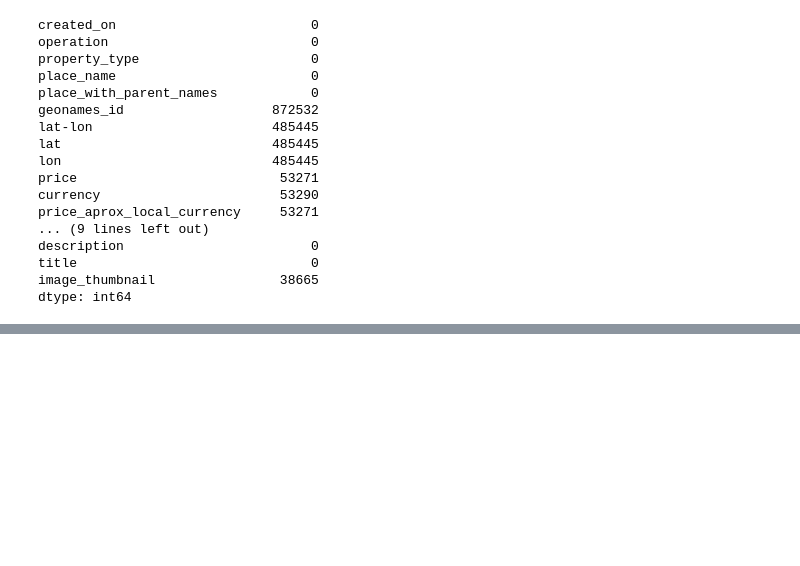
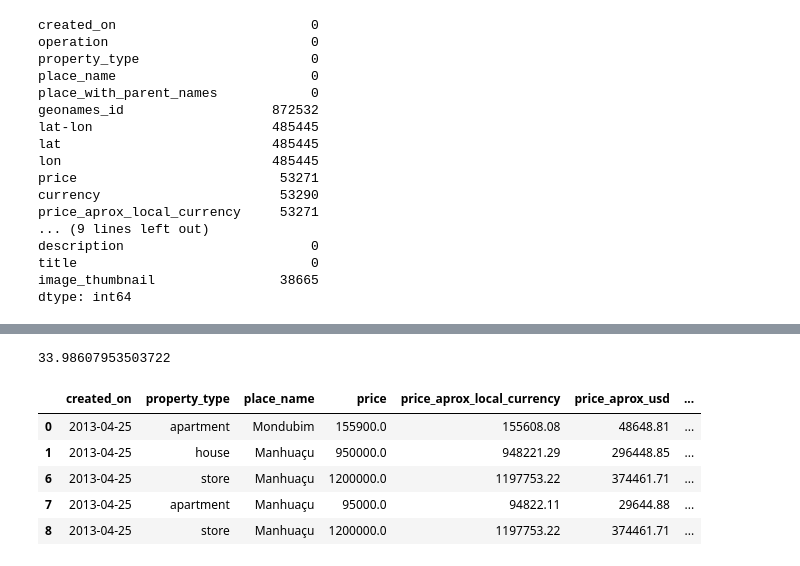
Before and after one commit to DSAMentoring/BrazilRealState, a Jupyter notebook: Estudo_Dataset.ipynb, the cells around one changed output, grey strips where cells are left out. Saved outputs shown, nothing was run; the diff lists cells and outputs as text; code cells hidden in the pictures; blank space fills up the shorter version.

```diff
--- a/Estudo_Dataset.ipynb
+++ b/Estudo_Dataset.ipynb
@@ -99,0 +100,13 @@ df.tail(20)
+# %%
+# separar o endereço em três colunas
+df_adress = df['place_with_parent_names'].str.split('|', n=5 , expand=True)
+
+# renomear as novas colunas
+df_adress = df_adress.rename(columns={1: "Pais", 2: "Estado", 3: "Cidade", 4: "Bairro"})
+
+# remoção das colunas criadas 0, 5 (criadas para auxiliar na separação das colunas)
+del df_adress[0]
+del df_adress[5]
+# %%
+# criação do novo dataset
+new_df = pd.concat([df, df_adress], axis=1)
@@ -99,0 +191,9 @@ df.tail(20)
+# %%
+# Vale a pena trabalhar com o atributo Bairros, uma vez que 34% do dataset esta com valores missing ?
+(292854 + 3733)/new_df.shape[0]*100
+# %% [output]
+33.98607953503722
+# %%
+# Remoção de registros com moedas e paises estrangeiros
+new_df = new_df[new_df['Pais'] != 'Estados Unidos']
+new_df = new_df[new_df.currency == "BRL"]
@@ -99,0 +205,9 @@ df.tail(20)
+# %%
+new_df.head()
+# %% [output]
+|  | created_on | property_type | place_name | price | price_aprox_local_currency | price_aprox_usd | ... |
+| 0 | 2013-04-25 | apartment | Mondubim | 155900.0 | 155608.08 | 48648.81 | ... |
+| 1 | 2013-04-25 | house | Manhuaçu | 950000.0 | 948221.29 | 296448.85 | ... |
+| 6 | 2013-04-25 | store | Manhuaçu | 1200000.0 | 1197753.22 | 374461.71 | ... |
+| 7 | 2013-04-25 | apartment | Manhuaçu | 95000.0 | 94822.11 | 29644.88 | ... |
+| 8 | 2013-04-25 | store | Manhuaçu | 1200000.0 | 1197753.22 | 374461.71 | ... |
```
Also changed, not shown: parts of 23 cells of this notebook.
